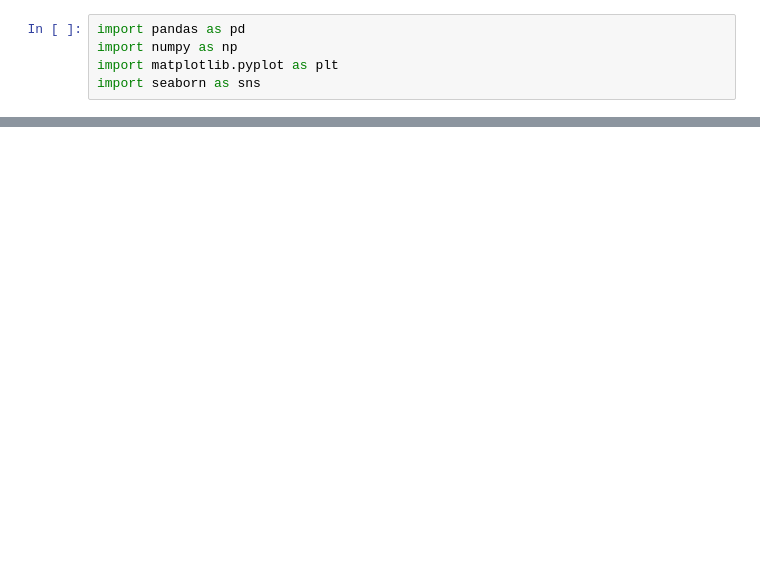
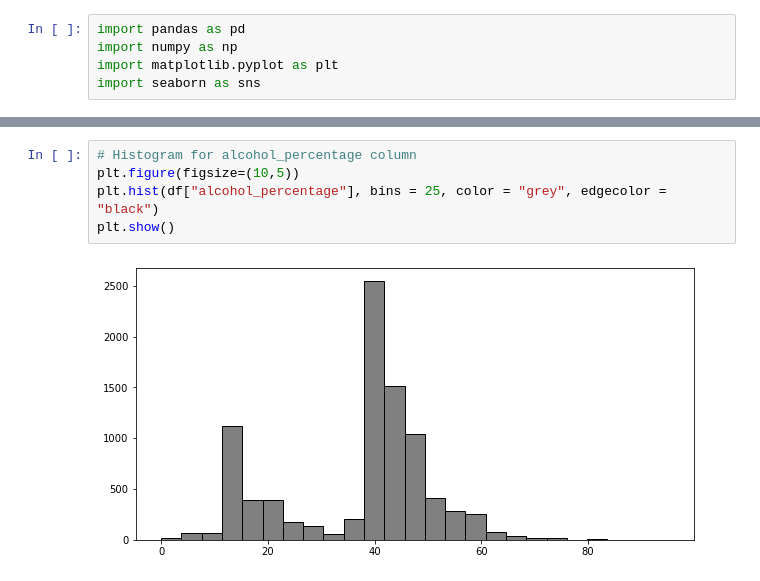
Before and after one commit to paul-trood/Products, a Jupyter notebook: whisky_analysis.ipynb, the cells around one changed output, grey strips where cells are left out. Drawn from its saved outputs; the diff is of its cells as text; blank space fills up the shorter version.

```diff
--- a/whisky_analysis.ipynb
+++ b/whisky_analysis.ipynb
@@ -146,0 +52,7 @@ sns.boxplot(data = new_df, x = "price_usd")
+# %%
+# Histogram for alcohol_percentage column
+plt.figure(figsize=(10,5))
+plt.hist(df["alcohol_percentage"], bins = 25, color = "grey", edgecolor = "black")
+plt.show()
+# %% [output]
+[figure, added]
```
Also changed, not shown: parts of 37 cells of this notebook.
